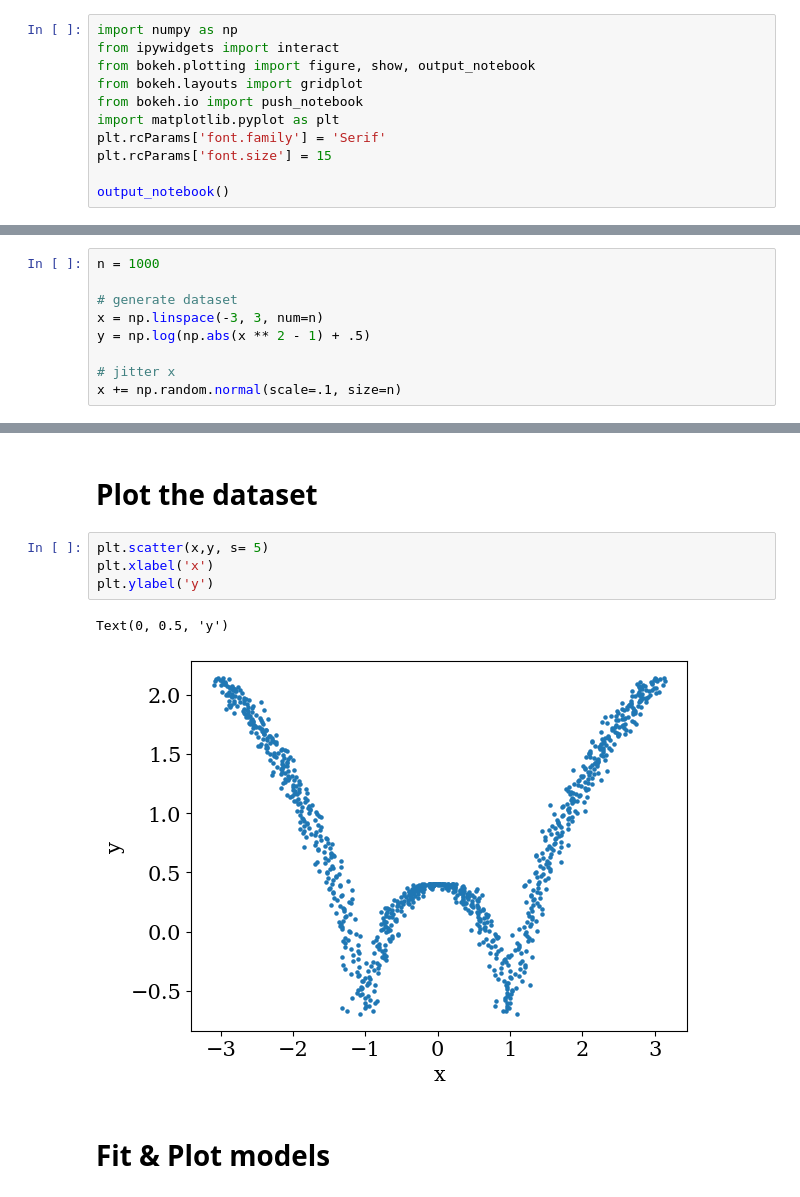
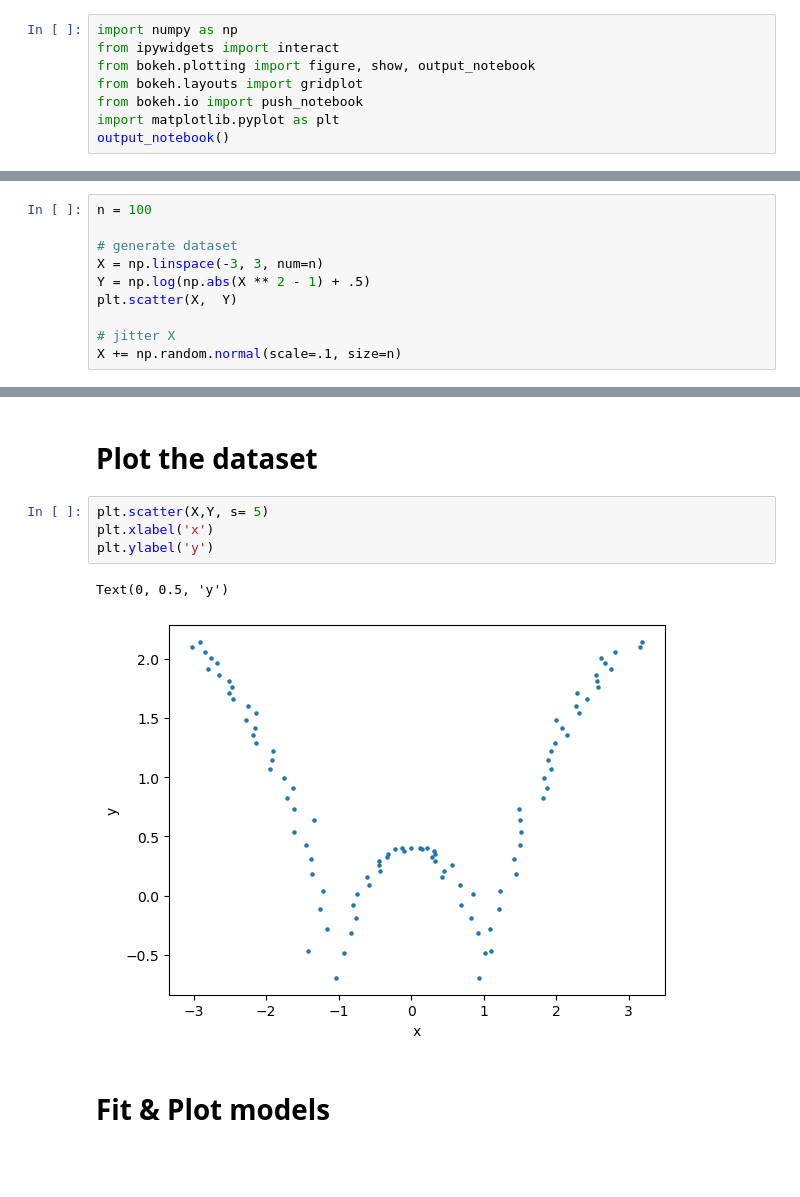
Before and after one commit to rahulbhadani/cpe490590_ml_sp24, a Jupyter notebook: CPE490590_Locally_Weighted_Regression_Synthetic.ipynb, the cells around one changed output, grey strips where cells are left out. Cells and saved outputs as stored; diff of their text form; blank space fills up the shorter version.

```diff
--- a/CPE490590_Locally_Weighted_Regression_Synthetic.ipynb
+++ b/CPE490590_Locally_Weighted_Regression_Synthetic.ipynb
@@ -10,9 +10,6 @@ from bokeh.plotting import figure, show, output_notebook
 from bokeh.layouts import gridplot
 from bokeh.io import push_notebook
 import matplotlib.pyplot as plt
-plt.rcParams['font.family'] = 'Serif'
-plt.rcParams['font.size'] = 15
-
 output_notebook()
 # %% [output]
 [interactive output not drawn]
@@ -48,11 +45,12 @@ def local_regression(x0, x, y, tau):
 # %% [markdown]
 #  Let's generate some dataset
 # %%
-n = 1000
+n = 100
 
 # generate dataset
-x = np.linspace(-3, 3, num=n)
-y = np.log(np.abs(x ** 2 - 1) + .5)
+X = np.linspace(-3, 3, num=n)
+Y = np.log(np.abs(X ** 2 - 1) + .5)
+plt.scatter(X,  Y)
 
-# jitter x
-x += np.random.normal(scale=.1, size=n)
+# jitter X
+X += np.random.normal(scale=.1, size=n)
@@ -59,12 +59,12 @@ x += np.random.normal(scale=.1, size=n)
 # %% [markdown]
 # Plot the dataset
 # %%
-plt.scatter(x,y, s= 5)
+plt.scatter(X,Y, s= 5)
 plt.xlabel('x')
 plt.ylabel('y')
 # %% [output]
 Text(0, 0.5, 'y')
-[figure, old version]
+[figure, new version]
 # %% [markdown]
 # Fit & Plot models
 # %%
```
Also changed, not shown: parts of 4 cells of this notebook.
